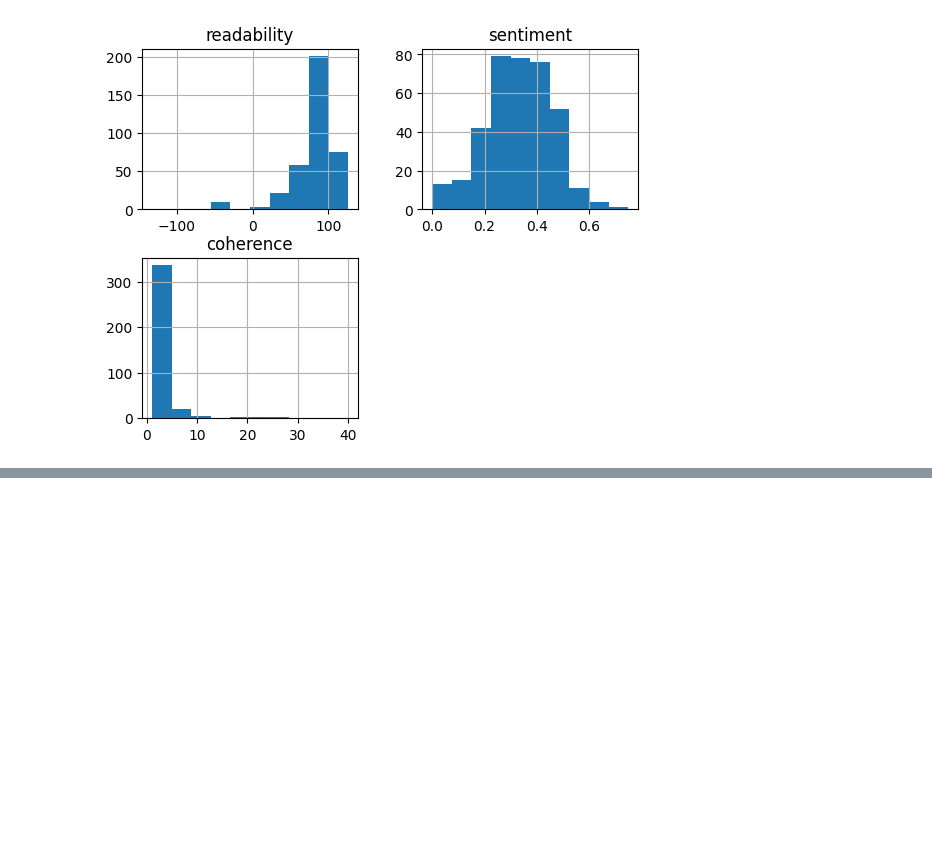
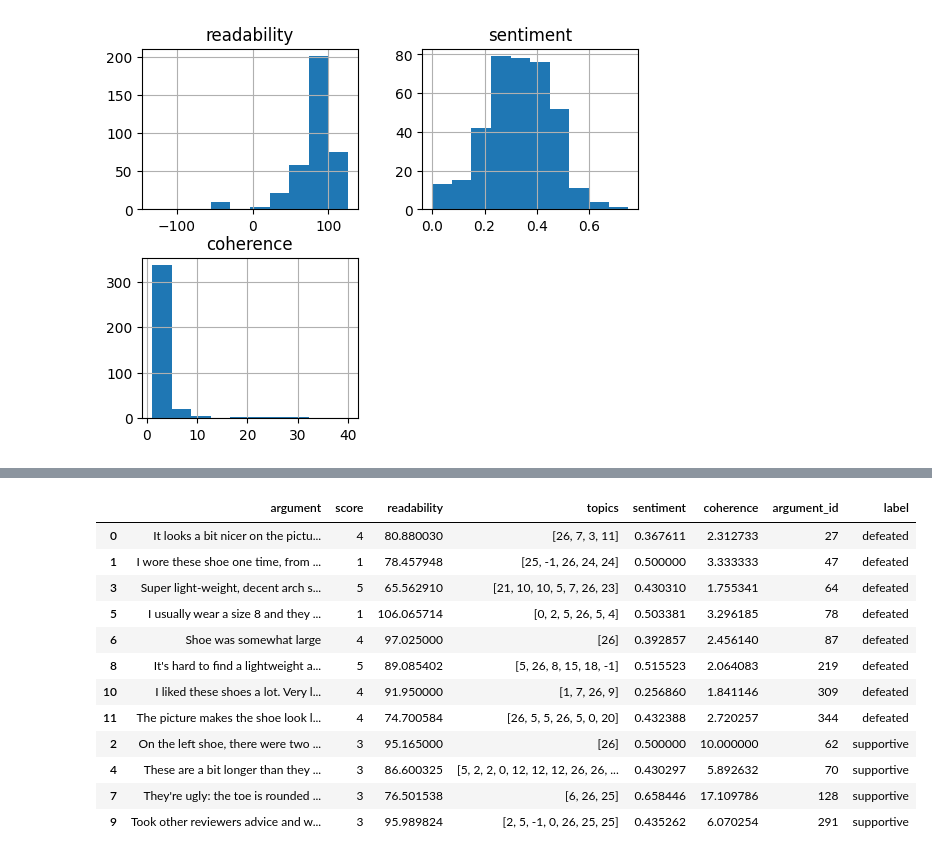
Before and after one commit to EyeofBeholder-NLeSC/orange3-argument, a Jupyter notebook: notebooks/tutorial.ipynb, the cells around one changed output, grey strips where cells are left out. Saved outputs shown, nothing was run; the diff lists cells and outputs as text; code cells hidden in the pictures; blank space fills up the shorter version.

Commit message:
Implement the ArgumentMiner class.

```diff
--- a/notebooks/tutorial.ipynb
+++ b/notebooks/tutorial.ipynb
@@ -121,0 +124,7 @@ array([[<Axes: title={'center': 'readability'}>,
+# %%
+from orangecontrib.argument.miner.miner import ArgumentMiner
+
+miner = ArgumentMiner(df_arguments)
+df_nodes = miner.select_by_topic(26)
+df_edges = miner.get_edge_table(df_nodes)
+df_nodes = miner.get_node_table(df_edges, df_nodes)
@@ -121,0 +151,16 @@ array([[<Axes: title={'center': 'readability'}>,
+# %%
+df_nodes.sort_values(by="label")
+# %% [output]
+|  | argument | score | readability | topics | sentiment | coherence | argument_id | label |
+| 0 | It looks a bit nicer on the pictu... | 4 | 80.880030 | [26, 7, 3, 11] | 0.367611 | 2.312733 | 27 | defeated |
+| 1 | I wore these shoe one time, from ... | 1 | 78.457948 | [25, -1, 26, 24, 24] | 0.500000 | 3.333333 | 47 | defeated |
+| 3 | Super light-weight, decent arch s... | 5 | 65.562910 | [21, 10, 10, 5, 7, 26, 23] | 0.430310 | 1.755341 | 64 | defeated |
+| 5 | I usually wear a size 8 and they ... | 1 | 106.065714 | [0, 2, 5, 26, 5, 4] | 0.503381 | 3.296185 | 78 | defeated |
+| 6 | Shoe was somewhat large | 4 | 97.025000 | [26] | 0.392857 | 2.456140 | 87 | defeated |
+| 8 | It's hard to find a lightweight a... | 5 | 89.085402 | [5, 26, 8, 15, 18, -1] | 0.515523 | 2.064083 | 219 | defeated |
+| 10 | I liked these shoes a lot. Very l... | 4 | 91.950000 | [1, 7, 26, 9] | 0.256860 | 1.841146 | 309 | defeated |
+| 11 | The picture makes the shoe look l... | 4 | 74.700584 | [26, 5, 5, 26, 5, 0, 20] | 0.432388 | 2.720257 | 344 | defeated |
+| 2 | On the left shoe, there were two ... | 3 | 95.165000 | [26] | 0.500000 | 10.000000 | 62 | supportive |
+| 4 | These are a bit longer than they ... | 3 | 86.600325 | [5, 2, 2, 0, 12, 12, 12, 26, 26, ... | 0.430297 | 5.892632 | 70 | supportive |
+| 7 | They're ugly: the toe is rounded ... | 3 | 76.501538 | [6, 26, 25] | 0.658446 | 17.109786 | 128 | supportive |
+| 9 | Took other reviewers advice and w... | 3 | 95.989824 | [2, 5, -1, 0, 26, 25, 25] | 0.435262 | 6.070254 | 291 | supportive |
```
Also changed, not shown: parts of 5 cells of this notebook, 1 other file.
